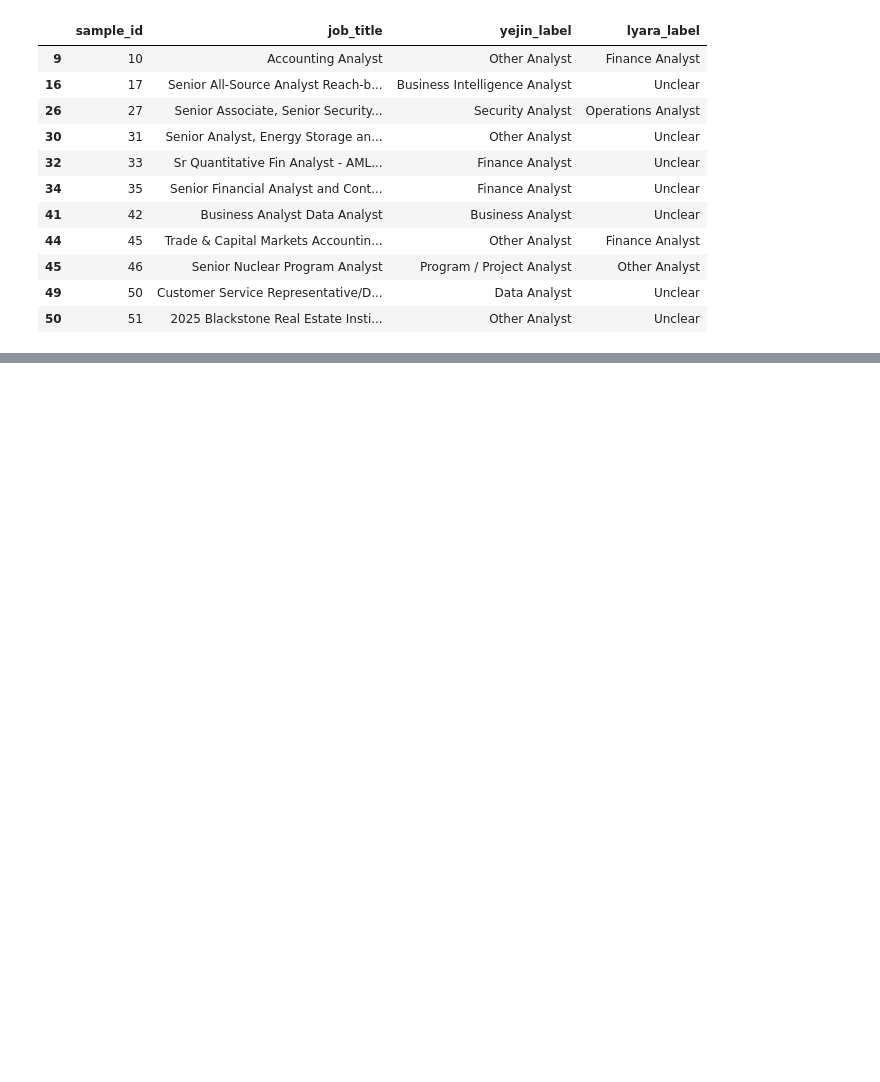
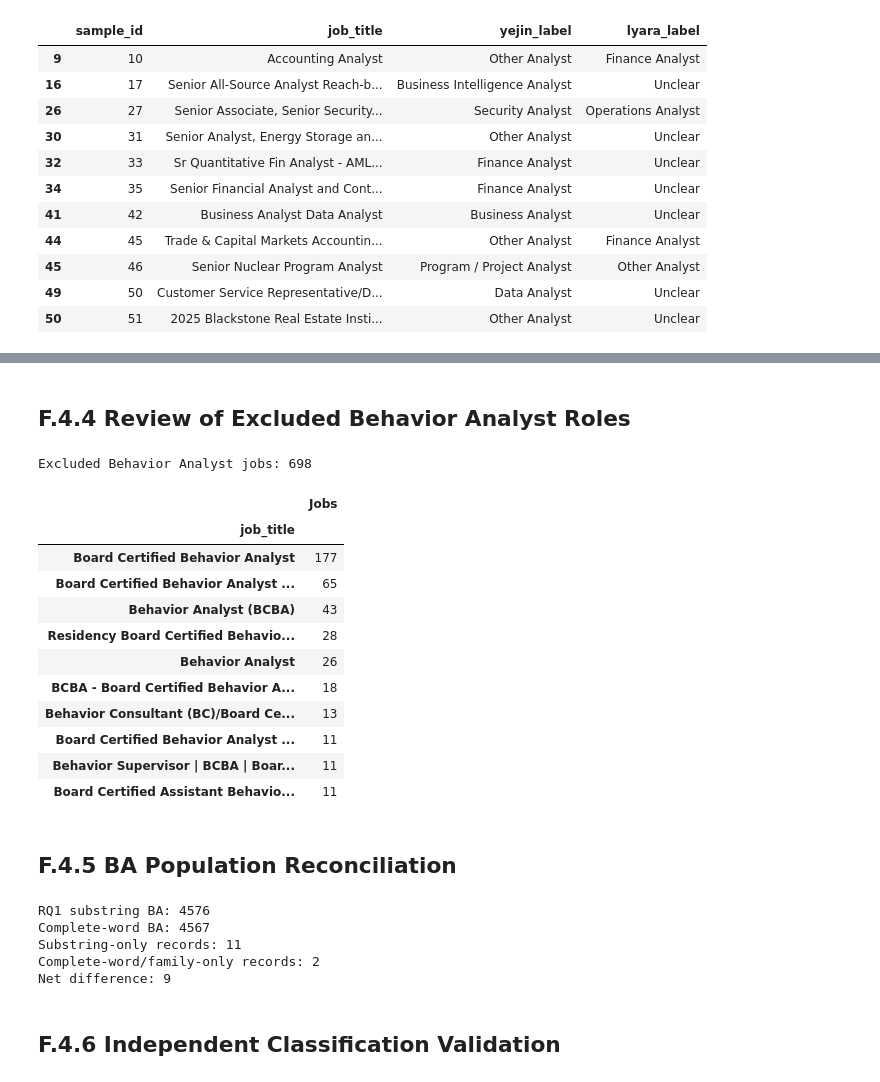
Before and after one commit to liayejinkwon-arch/INFO-5006-Business-Intelligence, a Jupyter notebook: Yejin_Kwon_BA_Population_and_Classification_Validation.ipynb, the cells around one changed output, grey strips where cells are left out. Cells and saved outputs as stored; diff of their text form; code cells hidden in the pictures; blank space fills up the shorter version.

```diff
--- a/Yejin_Kwon_BA_Population_and_Classification_Validation.ipynb
+++ b/Yejin_Kwon_BA_Population_and_Classification_Validation.ipynb
@@ -1163,0 +1321,73 @@ Number of disagreements: 11
+# %% [markdown]
+## F.4.4 Review of Excluded Behavior Analyst Roles
+# %%
+behavior_jobs = analyst_jobs[
+    analyst_jobs["analyst_family"] ==
+    "Behavior Analyst (Excluded)"
+]
+
+print("Excluded Behavior Analyst jobs:", len(behavior_jobs))
+
+display(
+    behavior_jobs["job_title"]
+    .value_counts()
+    .head(10)
+    .to_frame("Jobs")
+)
+# %% [output]
+Excluded Behavior Analyst jobs: 698
+|  | Jobs |
+| job_title |  |
+| Board Certified Behavior Analyst | 177 |
+| Board Certified Behavior Analyst ... | 65 |
+| Behavior Analyst (BCBA) | 43 |
+| Residency Board Certified Behavio... | 28 |
+| Behavior Analyst | 26 |
+| BCBA - Board Certified Behavior A... | 18 |
+| Behavior Consultant (BC)/Board Ce... | 13 |
+| Board Certified Behavior Analyst ... | 11 |
+| Behavior Supervisor | BCBA | Boar... | 11 |
+| Board Certified Assistant Behavio... | 11 |
+# %% [markdown]
+## F.4.5 BA Population Reconciliation
+# %%
+# Preliminary substring-based BA population
+rq1_ba = postings[
+    postings["job_title"].str.contains(
+        "business analyst",
+        case=False,
+        na=False,
+        regex=False
+    )
+].copy()
+
+# Final complete-word BA population
+strict_ba = postings[
+    postings["title_clean"].str.contains(
+        r"\bbusiness\s+analysts?\b",
+        case=False,
+        na=False,
+        regex=True
+    )
+].copy()
+
+# Compare the two populations using job_link
+rq1_links = set(rq1_ba["job_link"])
+family_links = set(strict_ba["job_link"])
+
+rq1_only_links = rq1_links - family_links
+family_only_links = family_links - rq1_links
+
+print("RQ1 substring BA:", len(rq1_links))
+print("Complete-word BA:", len(family_links))
+print("Substring-only records:", len(rq1_only_links))
+print("Complete-word/family-only records:", len(family_only_links))
+print("Net difference:", len(rq1_links) - len(family_links))
+# %% [output]
+RQ1 substring BA: 4576
+Complete-word BA: 4567
+Substring-only records: 11
+Complete-word/family-only records: 2
+Net difference: 9
+# %% [markdown]
+## F.4.6 Independent Classification Validation
```
Also changed, not shown: parts of 12 cells of this notebook.
